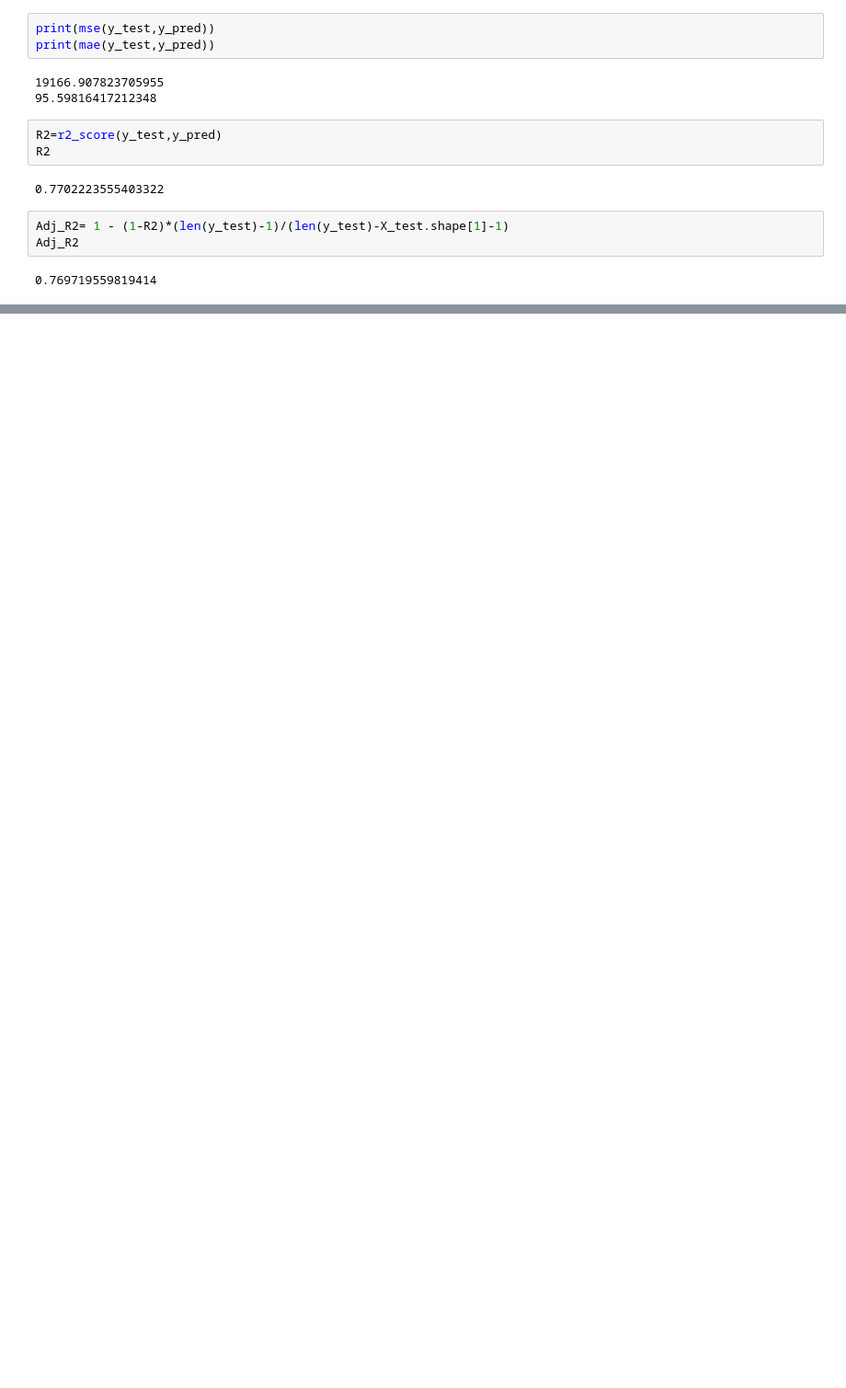
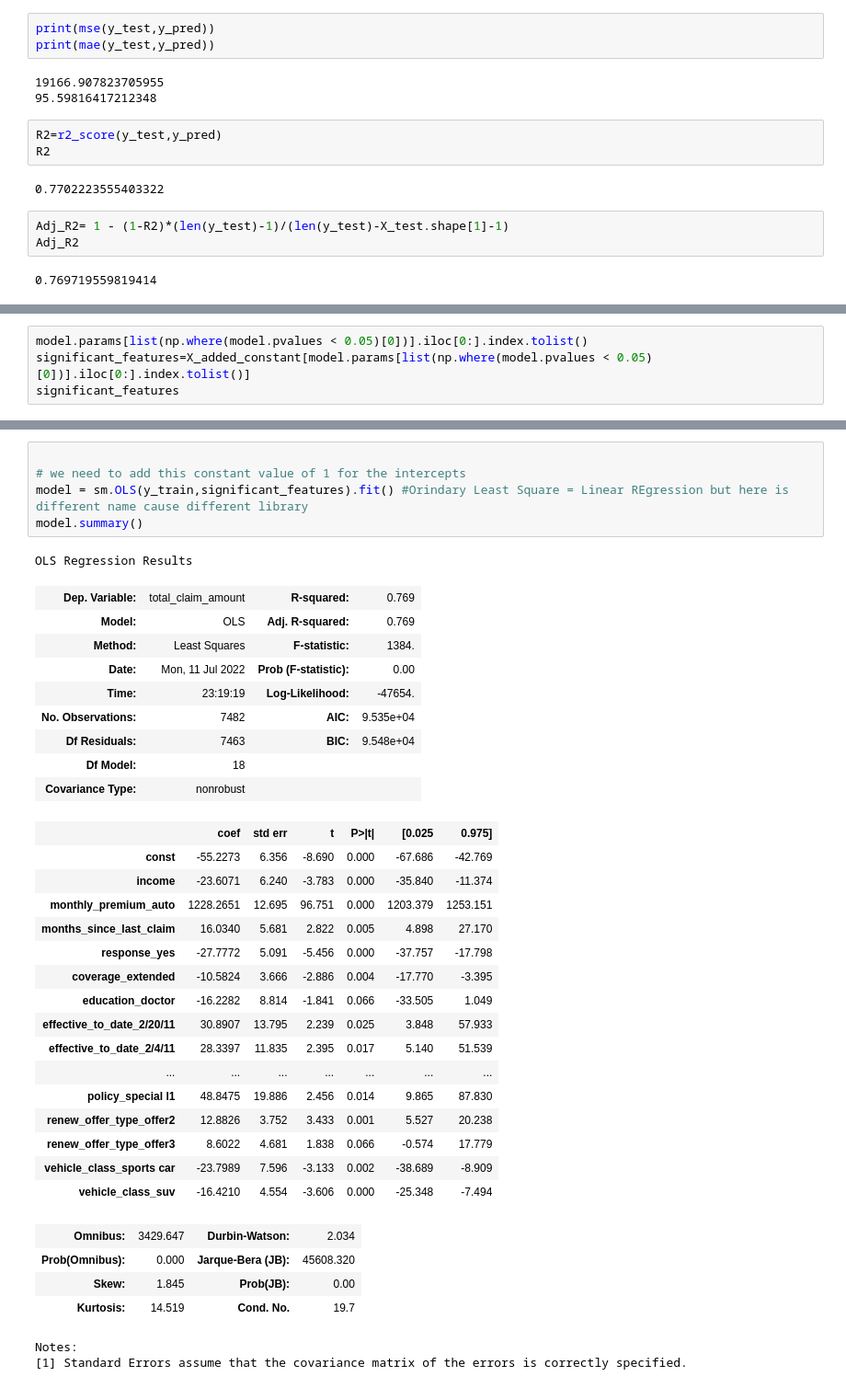
Before and after one commit to BarbaraZV/IHLabs_BV, a Jupyter notebook: Week7/Modeling_Customer_2_Comparing_regression_models.ipynb, the cells around one changed output, grey strips where cells are left out. Shown: that part at 92% size. Cells and saved outputs as stored; diff of their text form; blank space fills up the shorter version.

```diff
--- a/Week7/Modeling_Customer_2_Comparing_regression_models.ipynb
+++ b/Week7/Modeling_Customer_2_Comparing_regression_models.ipynb
@@ -936,0 +978,4 @@ X_added_constant
+# %%
+model.params[list(np.where(model.pvalues < 0.05)[0])].iloc[0:].index.tolist()
+significant_features=X_added_constant[model.params[list(np.where(model.pvalues < 0.05)[0])].iloc[0:].index.tolist()]
+significant_features
@@ -936,0 +996,38 @@ X_added_constant
+# %%
+
+# we need to add this constant value of 1 for the intercepts
+model = sm.OLS(y_train,significant_features).fit() #Orindary Least Square = Linear REgression but here is different name cause different library
+model.summary()
+# %% [output]
+OLS Regression Results
+| Dep. Variable: | total_claim_amount | R-squared: | 0.769 |
+| Model: | OLS | Adj. R-squared: | 0.769 |
+| Method: | Least Squares | F-statistic: | 1384. |
+| Date: | Mon, 11 Jul 2022 | Prob (F-statistic): | 0.00 |
+| Time: | 23:19:19 | Log-Likelihood: | -47654. |
+| No. Observations: | 7482 | AIC: | 9.535e+04 |
+| Df Residuals: | 7463 | BIC: | 9.548e+04 |
+| Df Model: | 18 |  |  |
+| Covariance Type: | nonrobust |  |  |
+|  | coef | std err | t | P>|t| | [0.025 | 0.975] |
+| const | -55.2273 | 6.356 | -8.690 | 0.000 | -67.686 | -42.769 |
+| income | -23.6071 | 6.240 | -3.783 | 0.000 | -35.840 | -11.374 |
+| monthly_premium_auto | 1228.2651 | 12.695 | 96.751 | 0.000 | 1203.379 | 1253.151 |
+| months_since_last_claim | 16.0340 | 5.681 | 2.822 | 0.005 | 4.898 | 27.170 |
+| response_yes | -27.7772 | 5.091 | -5.456 | 0.000 | -37.757 | -17.798 |
+| coverage_extended | -10.5824 | 3.666 | -2.886 | 0.004 | -17.770 | -3.395 |
+| education_doctor | -16.2282 | 8.814 | -1.841 | 0.066 | -33.505 | 1.049 |
+| effective_to_date_2/20/11 | 30.8907 | 13.795 | 2.239 | 0.025 | 3.848 | 57.933 |
+| effective_to_date_2/4/11 | 28.3397 | 11.835 | 2.395 | 0.017 | 5.140 | 51.539 |
+| ... | ... | ... | ... | ... | ... | ... |
+| policy_special l1 | 48.8475 | 19.886 | 2.456 | 0.014 | 9.865 | 87.830 |
+| renew_offer_type_offer2 | 12.8826 | 3.752 | 3.433 | 0.001 | 5.527 | 20.238 |
+| renew_offer_type_offer3 | 8.6022 | 4.681 | 1.838 | 0.066 | -0.574 | 17.779 |
+| vehicle_class_sports car | -23.7989 | 7.596 | -3.133 | 0.002 | -38.689 | -8.909 |
+| vehicle_class_suv | -16.4210 | 4.554 | -3.606 | 0.000 | -25.348 | -7.494 |
+| Omnibus: | 3429.647 | Durbin-Watson: | 2.034 |
+| Prob(Omnibus): | 0.000 | Jarque-Bera (JB): | 45608.320 |
+| Skew: | 1.845 | Prob(JB): | 0.00 |
+| Kurtosis: | 14.519 | Cond. No. | 19.7 |
+Notes:
+[1] Standard Errors assume that the covariance matrix of the errors is correctly specified.
```
Also changed, not shown: parts of 53 cells of this notebook, 5 other files.
